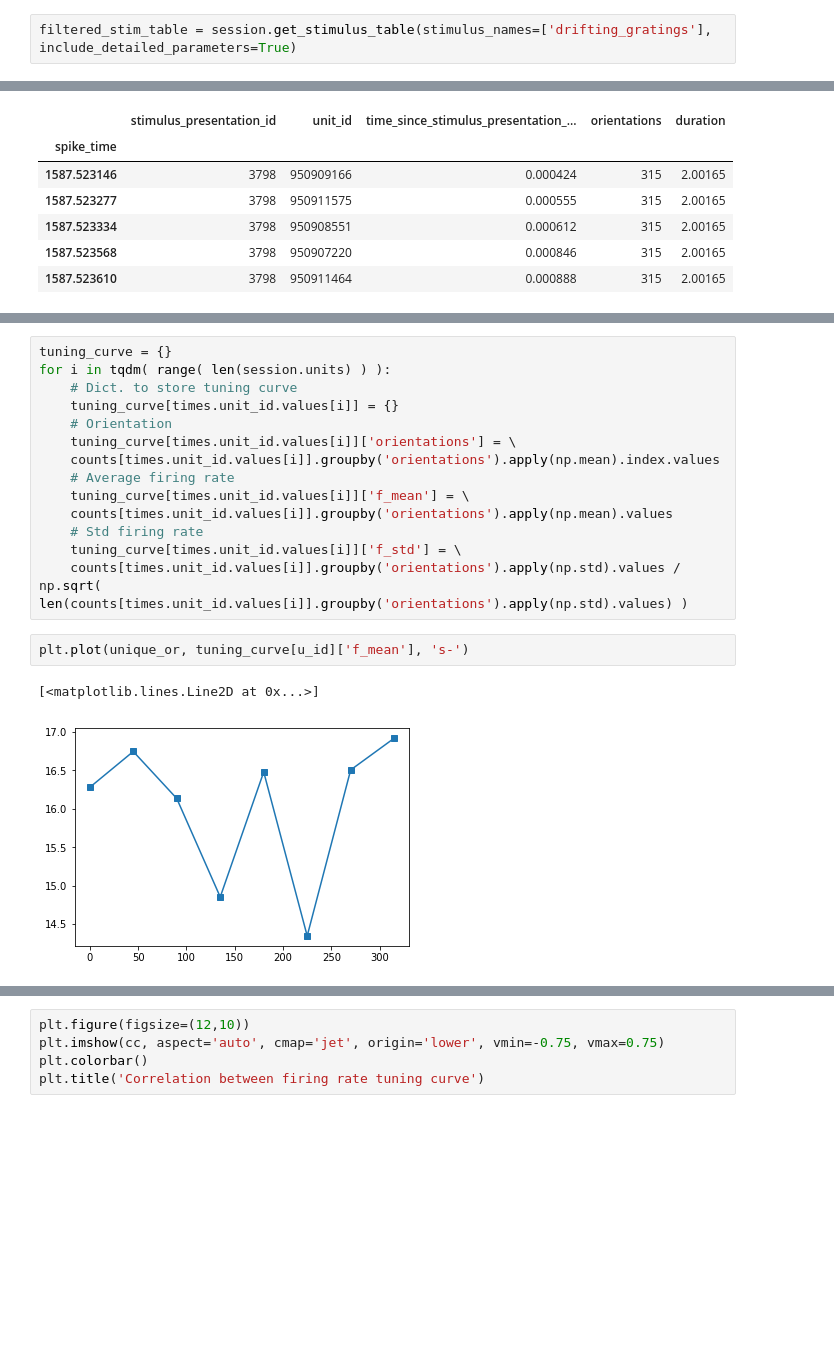
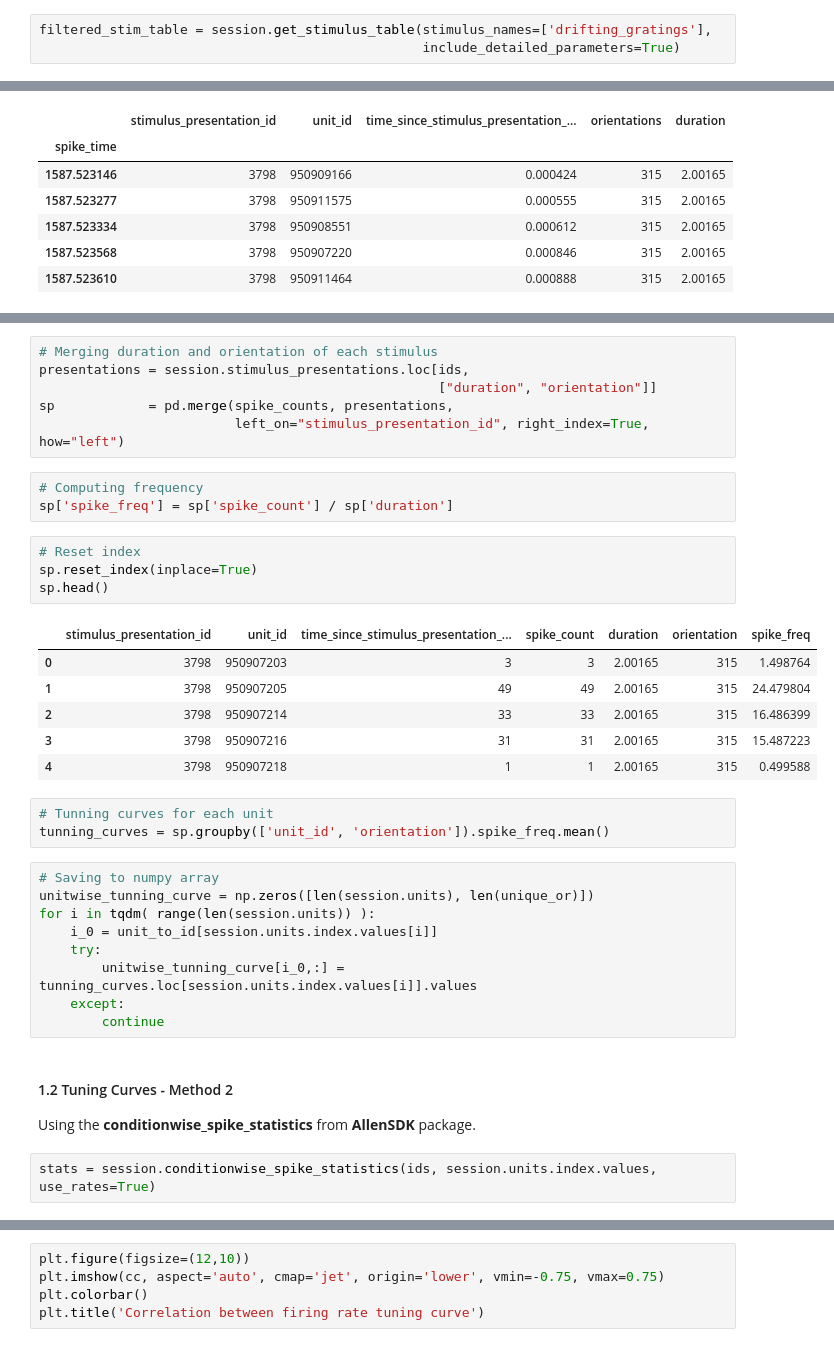
Before and after one commit to ViniciusLima94/allen-dataset, a Jupyter notebook: notebooks/1. Exploring the dataset.ipynb, the cells around one changed output, grey strips where cells are left out. Cells and saved outputs as stored; diff of their text form; blank space fills up the shorter version.

```diff
--- a/notebooks/1. Exploring the dataset.ipynb
+++ b/notebooks/1. Exploring the dataset.ipynb
@@ -363,7 +353,8 @@ session.stimulus_presentations.head()
 | 3 | null | 0.8 | null | 90 | [3644.93333333, 3644.93333333] | [20.0, 20.0] | 0.08 | 86.769565 | ... |
 | 4 | null | 0.8 | null | 0 | [3644.93333333, 3644.93333333] | [20.0, 20.0] | 0.08 | 87.019762 | ... |
 # %%
-filtered_stim_table = session.get_stimulus_table(stimulus_names=['drifting_gratings'], include_detailed_parameters=True)
+filtered_stim_table = session.get_stimulus_table(stimulus_names=['drifting_gratings'],
+                                                 include_detailed_parameters=True)
 # %%
 filtered_stim_table.head()
 # %% [output]
@@ -486,19 +429,38 @@ dtype: int64
-# %%
-tuning_curve = {}
-for i in tqdm( range( len(session.units) ) ):
-    # Dict. to store tuning curve
-    tuning_curve[times.unit_id.values[i]] = {}
-    # Orientation
-    tuning_curve[times.unit_id.values[i]]['orientations'] = \
-    counts[times.unit_id.values[i]].groupby('orientations').apply(np.mean).index.values
-    # Average firing rate
-    tuning_curve[times.unit_id.values[i]]['f_mean'] = \
-    counts[times.unit_id.values[i]].groupby('orientations').apply(np.mean).values
-    # Std firing rate
-    tuning_curve[times.unit_id.values[i]]['f_std'] = \
-    counts[times.unit_id.values[i]].groupby('orientations').apply(np.std).values / np.sqrt( len(counts[times.unit_id.values[i]].groupby('orientations').apply(np.std).values) )
-# %%
-plt.plot(unique_or, tuning_curve[u_id]['f_mean'], 's-')
-# %% [output]
-[<matplotlib.lines.Line2D at 0x...>]
-[figure, removed]
+# %%
+# Merging duration and orientation of each stimulus
+presentations = session.stimulus_presentations.loc[ids,
+                                                   ["duration", "orientation"]]
+sp            = pd.merge(spike_counts, presentations,
+                         left_on="stimulus_presentation_id", right_index=True, how="left")
+# %%
+# Computing frequency
+sp['spike_freq'] = sp['spike_count'] / sp['duration']
+# %%
+# Reset index
+sp.reset_index(inplace=True)
+sp.head()
+# %% [output]
+|  | stimulus_presentation_id | unit_id | time_since_stimulus_presentation_... | spike_count | duration | orientation | spike_freq |
+| 0 | 3798 | 950907203 | 3 | 3 | 2.00165 | 315 | 1.498764 |
+| 1 | 3798 | 950907205 | 49 | 49 | 2.00165 | 315 | 24.479804 |
+| 2 | 3798 | 950907214 | 33 | 33 | 2.00165 | 315 | 16.486399 |
+| 3 | 3798 | 950907216 | 31 | 31 | 2.00165 | 315 | 15.487223 |
+| 4 | 3798 | 950907218 | 1 | 1 | 2.00165 | 315 | 0.499588 |
+# %%
+# Tunning curves for each unit
+tunning_curves = sp.groupby(['unit_id', 'orientation']).spike_freq.mean()
+# %%
+# Saving to numpy array
+unitwise_tunning_curve = np.zeros([len(session.units), len(unique_or)])
+for i in tqdm( range(len(session.units)) ):
+    i_0 = unit_to_id[session.units.index.values[i]]
+    try:
+        unitwise_tunning_curve[i_0,:] = tunning_curves.loc[session.units.index.values[i]].values
+    except:
+        continue
+# %% [markdown]
+#### 1.2 Tuning Curves - Method 2
+
+Using the __conditionwise_spike_statistics__ from __AllenSDK__ package.
+# %%
+stats = session.conditionwise_spike_statistics(ids, session.units.index.values, use_rates=True)
```
Also changed, not shown: parts of 26 cells of this notebook.
